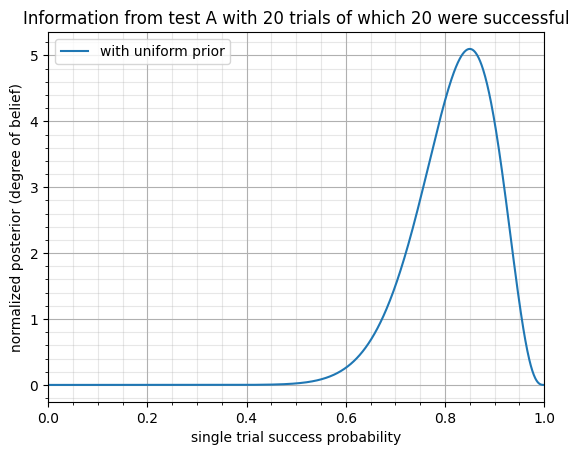
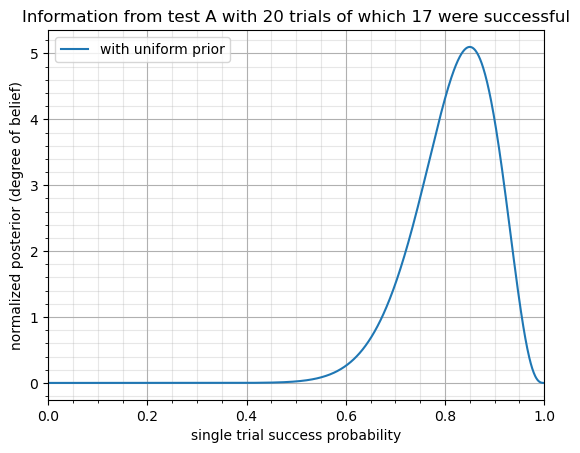
The change to this notebook cell's code, shown as a diff; its figure went from the first image to the second:
--- before
+++ after
@@ -40,11 +40,11 @@
 plt.plot(p, posterior_probs, label='with uniform prior')
 
-# prior = lambda p: (p*(1-p))**0.5
+# prior = lambda p: (p*(1-p))**(-0.5)
 # norm_posterior = integrate_posterior_prob_binom_p_norm(n_trials_A, n_successes_A, prior, [0, 1])
-# posterior_probs = posterior_prob_binom_p_vectorized(p, n_trials_A, n_trials_A, prior) / norm_posterior
+# posterior_probs = posterior_prob_binom_p_vectorized(p, n_trials_A, n_successes_A, prior) / norm_posterior
 # plt.plot(p, posterior_probs, label='with Jeffrey\'s prior')
 # plt.plot(p, prior(p), label='Jeffrey\'s prior')
 
-plt.gca().set_title('Information from test A with {} trials of which {} were successful'.format(n_trials_A, n_trials_A))
+plt.gca().set_title('Information from test A with {} trials of which {} were successful'.format(n_trials_A, n_successes_A))
 plt.gca().set_xlabel('single trial success probability')
 plt.gca().set_ylabel('normalized posterior (degree of belief)')

Commit: Fixed missing negative sign in Jeffrey's prior (not used by default). Made bournoulli_process/frequentist_confidence_interval handle 0 successes correctly instead of crashing. All in Bernoulli process notebooks. Corrected a plot title.